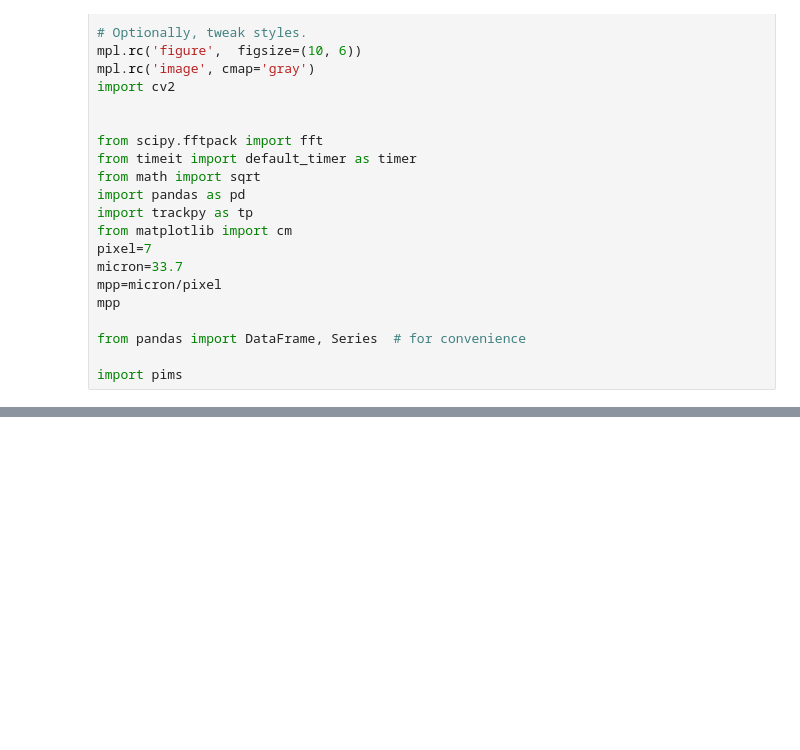
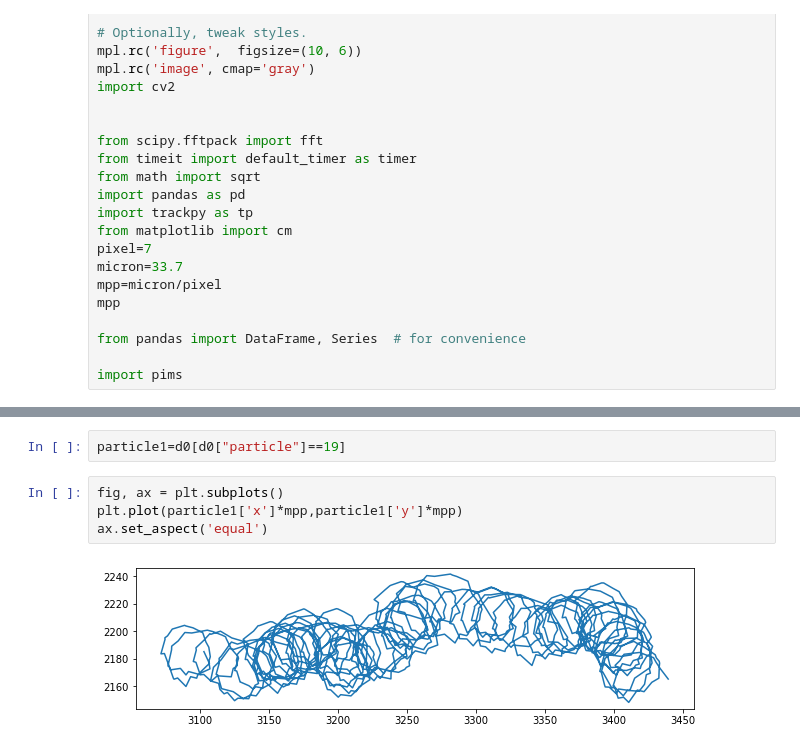
Before and after one commit to someoneinthecrowd/track-colloid-motion, a Jupyter notebook: analysis_data.ipynb, the cells around one changed output, grey strips where cells are left out. Saved outputs shown, nothing was run; the diff lists cells and outputs as text; blank space fills up the shorter version.

```diff
--- a/analysis_data.ipynb
+++ b/analysis_data.ipynb
@@ -62,0 +76,8 @@ ax.set_aspect('equal')
+# %%
+particle1=d0[d0["particle"]==19]
+# %%
+fig, ax = plt.subplots()
+plt.plot(particle1['x']*mpp,particle1['y']*mpp)
+ax.set_aspect('equal')
+# %% [output]
+[figure, added]
```
Also changed, not shown: parts of 11 cells of this notebook.
